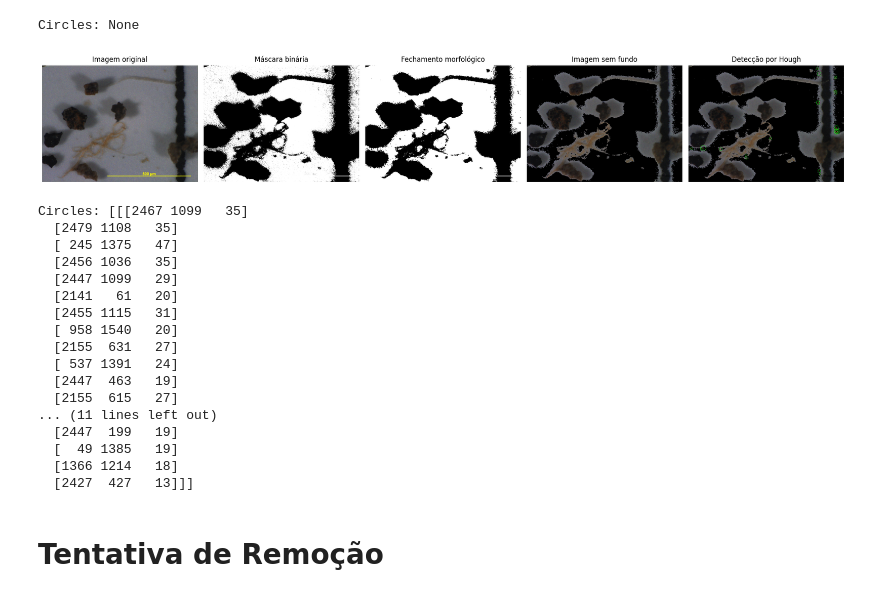
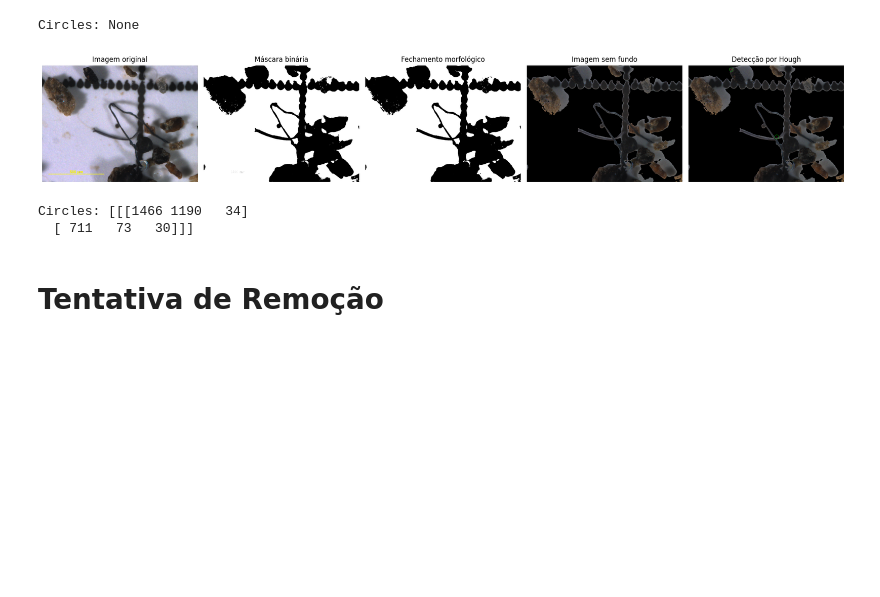
Before and after one commit to lucaskja/ptpg-opencv, a Jupyter notebook: notebooks/new_hough.ipynb, the cells around one changed output. Saved outputs shown, nothing was run; the diff lists cells and outputs as text; code cells hidden in the pictures; blank space fills up the shorter version.

Commit message:
Novo Hough que funciona um pouco melhor

```diff
--- a/notebooks/new_hough.ipynb
+++ b/notebooks/new_hough.ipynb
@@ -6,7 +6,7 @@ import matplotlib.pyplot as plt
 # ==========================
 # 1️⃣ - Criar a máscara binária
 # ==========================
-def create_binary_mask(img, threshold_value=100, bin_method="global"):
+def create_binary_mask_(img, threshold_value=100, bin_method="global"):
     """
     Cria uma máscara binária a partir de uma imagem colorida.
     Parâmetros:
@@ -31,7 +31,7 @@ def create_binary_mask(img, threshold_value=100, bin_method="global"):
 # ==========================
 # 2️⃣ - Fechamento morfológico
 # ==========================
-def morphological_closing(mask, kernel_size=5):
+def morphological_closing_(mask, kernel_size=5):
     """
     Aplica fechamento morfológico para preencher falhas e unir áreas próximas.
     """
@@ -43,7 +43,7 @@ def morphological_closing(mask, kernel_size=5):
 # ==========================
 # 3️⃣ - Limpeza da imagem
 # ==========================
-def remove_background(img, mask, invert_mask=True):
+def remove_background_(img, mask, invert_mask=True):
     """
     Remove o fundo da imagem aplicando a máscara.
     """
@@ -56,7 +56,7 @@ def remove_background(img, mask, invert_mask=True):
 # ==========================
 # 4️⃣ - Transformada de Hough
 # ==========================
-def detect_circles(img, dp=1.2, minDist=20, param1=100, param2=30, minRadius=5, maxRadius=50):
+def detect_circles_(img, dp=1.2, minDist=20, param1=100, param2=30, minRadius=5, maxRadius=50):
     """
     Detecta círculos usando a Transformada de Hough.
     """
@@ -79,7 +79,7 @@ def detect_circles(img, dp=1.2, minDist=20, param1=100, param2=30, minRadius=5,
 # ==========================
 # 5️⃣ - Pipeline completa
 # ==========================
-def full_hough_pipeline(
+def full_hough_pipeline_(
     image_path,
     bin_method="global",
     threshold_value=100,
@@ -96,10 +96,10 @@ def full_hough_pipeline(
     if img is None:
         raise FileNotFoundError(f"Não foi possível carregar a imagem: {image_path}")
 
-    mask = create_binary_mask(img, threshold_value, bin_method)
-    closed = morphological_closing(mask, kernel_size)
-    cleaned = remove_background(img, closed, invert_mask)
-    detected, circles = detect_circles(cleaned, dp, minDist, param1, param2, minRadius, maxRadius)
+    mask = create_binary_mask_(img, threshold_value, bin_method)
+    closed = morphological_closing_(mask, kernel_size)
+    cleaned = remove_background_(img, closed, invert_mask)
+    detected, circles = detect_circles_(cleaned, dp, minDist, param1, param2, minRadius, maxRadius)
 
     return {
         "img": img,
@@ -162,39 +162,24 @@ print("Circles:", results["circles"])
 [figure]
 Circles: None
 # %%
-path = r"..\data\CNN_P1_L1_T1_M1_LG_Q8_150x.jpg"
+path = r"..\data\CNN_P1_L1_T1_M1_LG_Q11_100x.jpg"
 
-results = full_hough_pipeline(
+results = full_hough_pipeline_(
     path,
     bin_method="global",      # "global", "otsu" ou "adaptive"
     threshold_value=110,        # só usado para 'global'
     kernel_size=5,
     invert_mask=True,
     dp=1.2, minDist=15,
     param1=100, param2=25,
     minRadius=3, maxRadius=60
 )
 plot_pipeline_results(results)
 print("Circles:", results["circles"])
 # %% [output]
-[figure, old version]
+[figure, new version]
-Circles: [[[2467 1099   35]
-  [2479 1108   35]
-  [ 245 1375   47]
-  [2456 1036   35]
-  [2447 1099   29]
-  [2141   61   20]
-  [2455 1115   31]
-  [ 958 1540   20]
-  [2155  631   27]
-  [ 537 1391   24]
-  [2447  463   19]
-  [2155  615   27]
-... (11 lines left out)
-  [2447  199   19]
-  [  49 1385   19]
-  [1366 1214   18]
-  [2427  427   13]]]
+Circles: [[[1466 1190   34]
+  [ 711   73   30]]]
 # %% [markdown]
 # Tentativa de Remoção
 # %%
```
Also changed, not shown: parts of 1 cell of this notebook.
